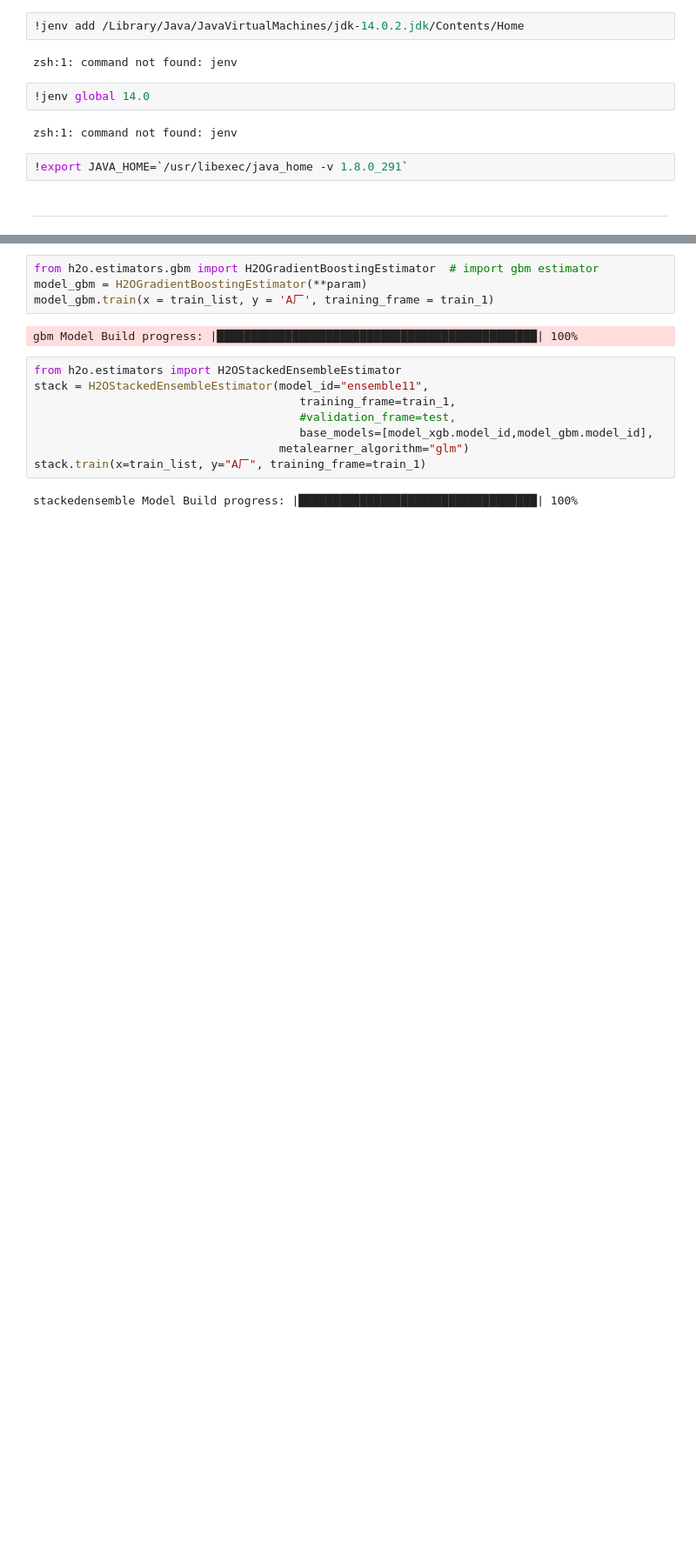
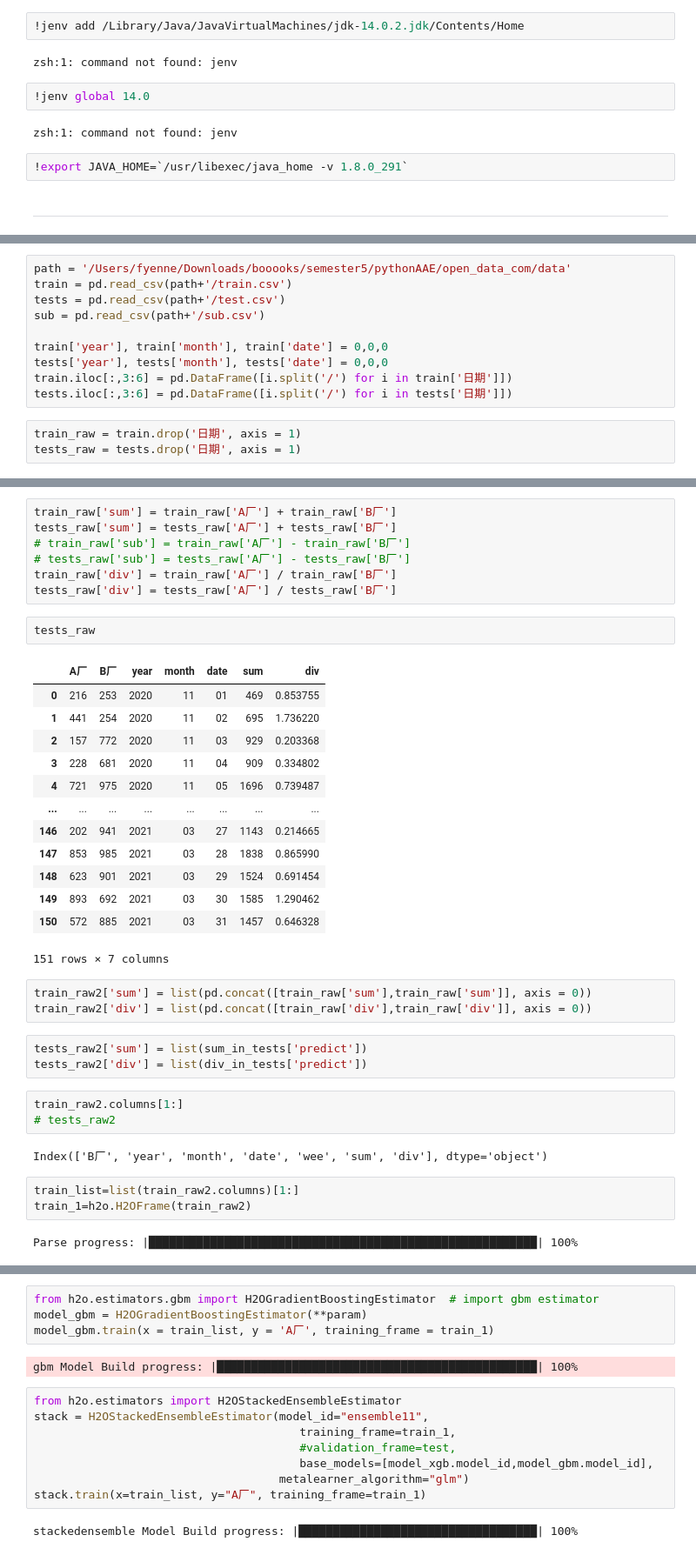
Before and after one commit to fyenne/pythonAAE, a Jupyter notebook: open_data_com/water.ipynb, the cells around one changed output, grey strips where cells are left out. Shown at 87% size. Drawn from its saved outputs; the diff is of its cells as text; blank space fills up the shorter version.

```diff
--- a/open_data_com/water.ipynb
+++ b/open_data_com/water.ipynb
@@ -387,0 +374,13 @@ train_raw
+# %%
+path = '/Users/fyenne/Downloads/booooks/semester5/pythonAAE/open_data_com/data'
+train = pd.read_csv(path+'/train.csv')
+tests = pd.read_csv(path+'/test.csv')
+sub = pd.read_csv(path+'/sub.csv')
+
+train['year'], train['month'], train['date'] = 0,0,0
+tests['year'], tests['month'], tests['date'] = 0,0,0
+train.iloc[:,3:6] = pd.DataFrame([i.split('/') for i in train['日期']])
+tests.iloc[:,3:6] = pd.DataFrame([i.split('/') for i in tests['日期']])
+# %%
+train_raw = train.drop('日期', axis = 1)
+tests_raw = tests.drop('日期', axis = 1)
@@ -387,0 +403,39 @@ train_raw
+# %%
+train_raw['sum'] = train_raw['A厂'] + train_raw['B厂']
+tests_raw['sum'] = tests_raw['A厂'] + tests_raw['B厂']
+# train_raw['sub'] = train_raw['A厂'] - train_raw['B厂']
+# tests_raw['sub'] = tests_raw['A厂'] - tests_raw['B厂']
+train_raw['div'] = train_raw['A厂'] / train_raw['B厂']
+tests_raw['div'] = tests_raw['A厂'] / tests_raw['B厂']
+# %%
+tests_raw
+# %% [output]
+|  | A厂 | B厂 | year | month | date | sum | div |
+| 0 | 216 | 253 | 2020 | 11 | 01 | 469 | 0.853755 |
+| 1 | 441 | 254 | 2020 | 11 | 02 | 695 | 1.736220 |
+| 2 | 157 | 772 | 2020 | 11 | 03 | 929 | 0.203368 |
+| 3 | 228 | 681 | 2020 | 11 | 04 | 909 | 0.334802 |
+| 4 | 721 | 975 | 2020 | 11 | 05 | 1696 | 0.739487 |
+| ... | ... | ... | ... | ... | ... | ... | ... |
+| 146 | 202 | 941 | 2021 | 03 | 27 | 1143 | 0.214665 |
+| 147 | 853 | 985 | 2021 | 03 | 28 | 1838 | 0.865990 |
+| 148 | 623 | 901 | 2021 | 03 | 29 | 1524 | 0.691454 |
+| 149 | 893 | 692 | 2021 | 03 | 30 | 1585 | 1.290462 |
+| 150 | 572 | 885 | 2021 | 03 | 31 | 1457 | 0.646328 |
+151 rows × 7 columns
+# %%
+train_raw2['sum'] = list(pd.concat([train_raw['sum'],train_raw['sum']], axis = 0))
+train_raw2['div'] = list(pd.concat([train_raw['div'],train_raw['div']], axis = 0))
+# %%
+tests_raw2['sum'] = list(sum_in_tests['predict'])
+tests_raw2['div'] = list(div_in_tests['predict'])
+# %%
+train_raw2.columns[1:]
+# tests_raw2
+# %% [output]
+Index(['B厂', 'year', 'month', 'date', 'wee', 'sum', 'div'], dtype='object')
+# %%
+train_list=list(train_raw2.columns)[1:]
+train_1=h2o.H2OFrame(train_raw2)
+# %% [output]
+Parse progress: |█████████████████████████████████████████████████████████| 100%
```
Also changed, not shown: parts of 37 cells of this notebook, 1 other file.
